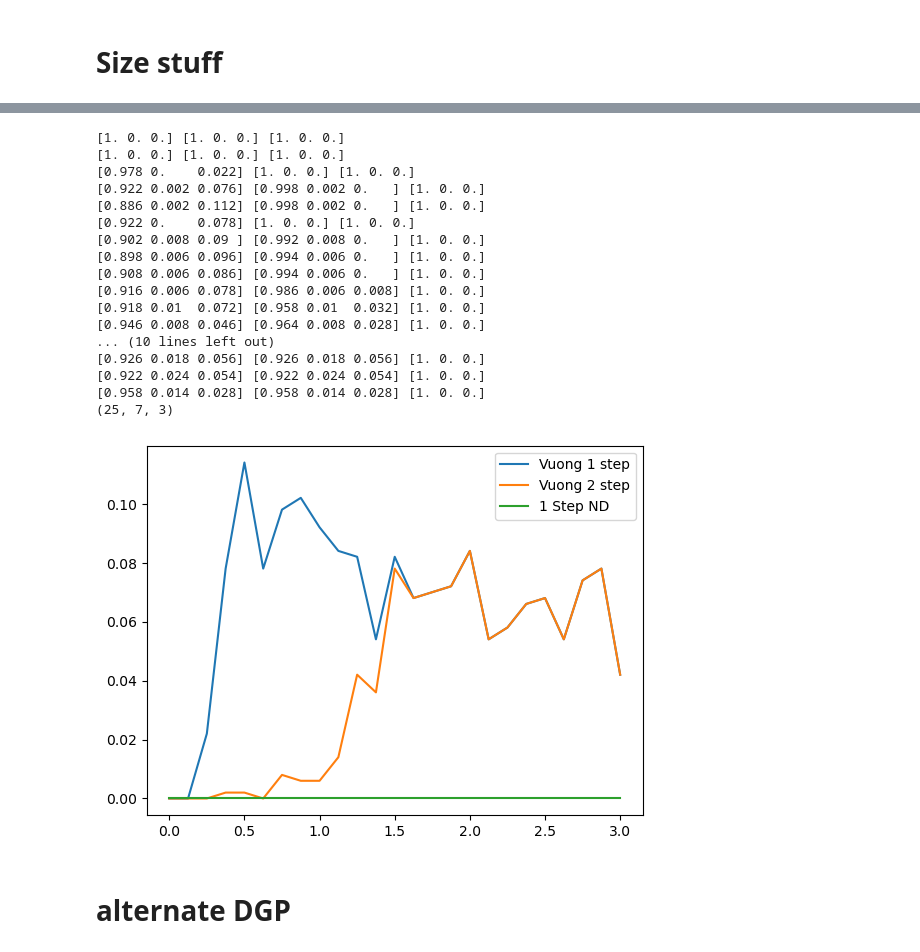
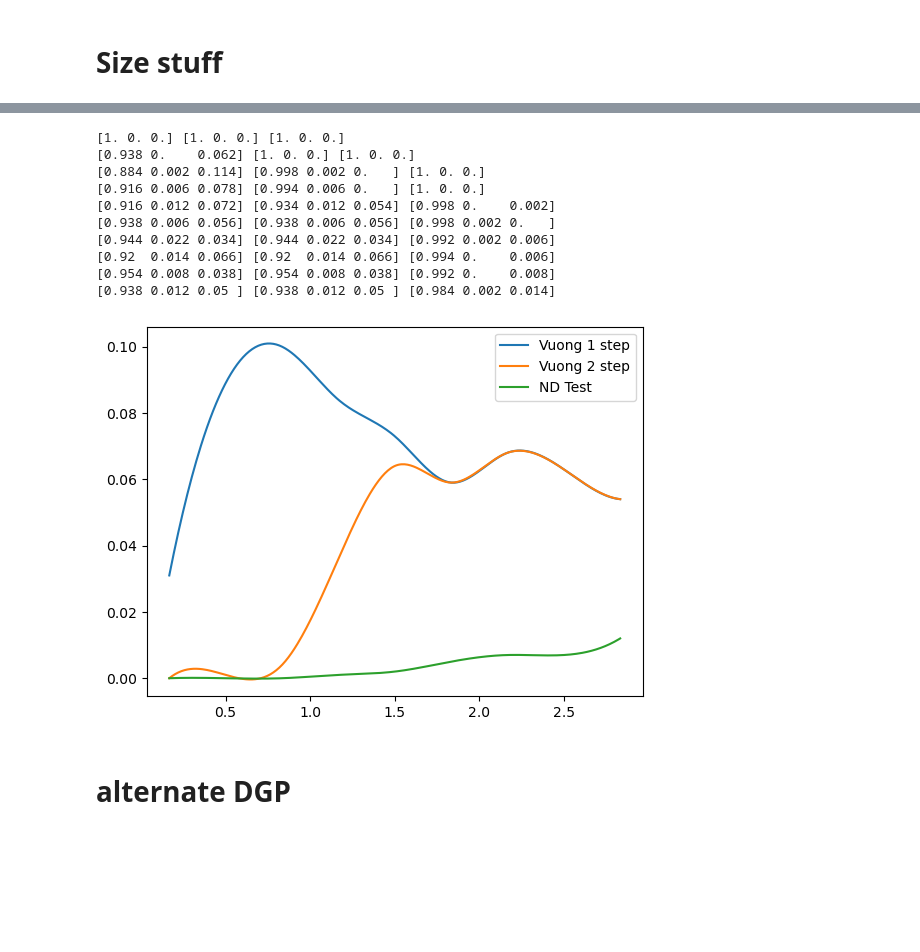
Before and after one commit to ericschulman/testing, a Jupyter notebook: shi_ex2/shi_examples_2_plot_no_boot.ipynb, the cells around one changed output, grey strips where cells are left out. Saved outputs shown, nothing was run; the diff lists cells and outputs as text; code cells hidden in the pictures; blank space fills up the shorter version.

```diff
--- a/shi_ex2/shi_examples_2_plot_no_boot.ipynb
+++ b/shi_ex2/shi_examples_2_plot_no_boot.ipynb
@@ -107,0 +100,21 @@ plt.show()
+# %%
+def create_fig(params,res,name='test.png'):
+    results2 = np.array(res)
+
+    ma2 = lambda x : np.convolve(x,np.ones(smoothing)/smoothing, mode='valid')
+    params_new = np.linspace( ma2(params).min(),  ma2(params).max(), 300)
+    interp = lambda x: make_interp_spline(ma2(params), ma2(x), k=3)(params_new)
+
+
+    plt.plot(params_new, interp(1-results2[:,0,0]) ,label='Vuong 1 step')
+    plt.plot(params_new, interp(1-results2[:,1,0]) ,label='Vuong 2 step')
+    plt.plot(params_new, interp(1-results2[:,2,0]) ,label='ND Test')
+    if not skip_shi:
+        plt.plot(params_new,interp(1-results2[:,3,0]),label='Shi (2015)')
+
+    plt.legend()
+    plt.savefig('figs/'+name,dpi=300)
+    plt.show()
+
+name = 'size1_nims%s_shi%s_cstar%s.png'%(nsims,skip_shi,cstar1)
+create_fig(betas,results,name=name)
@@ -108,45 +123,30 @@ plt.show()
 # %%
-betas = np.linspace(0,3,25)
+betas = np.linspace(0,3,linspace)
 results = []
 
 for beta in betas:
     setup_shi_ex  = lambda yn,xn: setup_shi(yn,xn,num_params=num_params)
     gen_data_ex = lambda : gen_data(nobs=200, beta =beta)
-    mc_out = vuong_tests_fast.monte_carlo(500,gen_data_ex,setup_shi,trials=100,
-                                          skip_boot=True,skip_shi=True,refinement_test=True,cstar0=1000)
+    mc_out = vuong_tests_fast.monte_carlo(nsims,gen_data_ex,setup_shi,trials=trials,
+                                          skip_boot=skip_boot,skip_shi=skip_shi,refinement_test=refinement_test,cstar0=cstar2)
     reg,twostep, refine_test, boot1,boot2,boot3,shi, llr,std, omega = mc_out
     print(reg,twostep,refine_test)
     results.append([reg,twostep,refine_test,shi,boot1,boot2,boot3])
 
-
-results2 = np.array(results)
-print(results2.shape)
-
-plt.plot(betas,1-results2[:,0,0],label='Vuong 1 step')
-plt.plot(betas,1-results2[:,1,0],label='Vuong 2 step')
-plt.plot(betas,1-results2[:,2,0],label='1 Step ND')
-#plt.plot(betas,1-results2[:,3,0],label='Shi (2015)')
-plt.legend()
-plt.show()
+name = 'size2_nims%s_shi%s_cstar%s.png'%(nsims,skip_shi,cstar2)
+create_fig(betas,results,name=name)
 # %% [output]
 [1. 0. 0.] [1. 0. 0.] [1. 0. 0.]
-[1. 0. 0.] [1. 0. 0.] [1. 0. 0.]
-[0.978 0.    0.022] [1. 0. 0.] [1. 0. 0.]
-[0.922 0.002 0.076] [0.998 0.002 0.   ] [1. 0. 0.]
-[0.886 0.002 0.112] [0.998 0.002 0.   ] [1. 0. 0.]
-[0.922 0.    0.078] [1. 0. 0.] [1. 0. 0.]
-[0.902 0.008 0.09 ] [0.992 0.008 0.   ] [1. 0. 0.]
-[0.898 0.006 0.096] [0.994 0.006 0.   ] [1. 0. 0.]
-[0.908 0.006 0.086] [0.994 0.006 0.   ] [1. 0. 0.]
-[0.916 0.006 0.078] [0.986 0.006 0.008] [1. 0. 0.]
-[0.918 0.01  0.072] [0.958 0.01  0.032] [1. 0. 0.]
-[0.946 0.008 0.046] [0.964 0.008 0.028] [1. 0. 0.]
-... (10 lines left out)
-[0.926 0.018 0.056] [0.926 0.018 0.056] [1. 0. 0.]
-[0.922 0.024 0.054] [0.922 0.024 0.054] [1. 0. 0.]
-[0.958 0.014 0.028] [0.958 0.014 0.028] [1. 0. 0.]
-(25, 7, 3)
+[0.938 0.    0.062] [1. 0. 0.] [1. 0. 0.]
+[0.884 0.002 0.114] [0.998 0.002 0.   ] [1. 0. 0.]
+[0.916 0.006 0.078] [0.994 0.006 0.   ] [1. 0. 0.]
+[0.916 0.012 0.072] [0.934 0.012 0.054] [0.998 0.    0.002]
+[0.938 0.006 0.056] [0.938 0.006 0.056] [0.998 0.002 0.   ]
+[0.944 0.022 0.034] [0.944 0.022 0.034] [0.992 0.002 0.006]
+[0.92  0.014 0.066] [0.92  0.014 0.066] [0.994 0.    0.006]
+[0.954 0.008 0.038] [0.954 0.008 0.038] [0.992 0.    0.008]
+[0.938 0.012 0.05 ] [0.938 0.012 0.05 ] [0.984 0.002 0.014]
-[figure, old version]
+[figure, new version]
 # %% [markdown]
 # alternate DGP
 # %%
```
Also changed, not shown: parts of 8 cells of this notebook, 2 other files.
